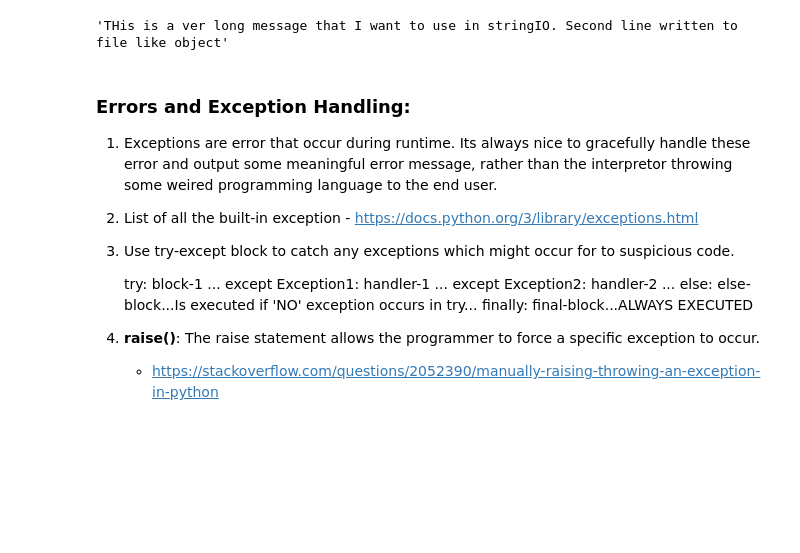
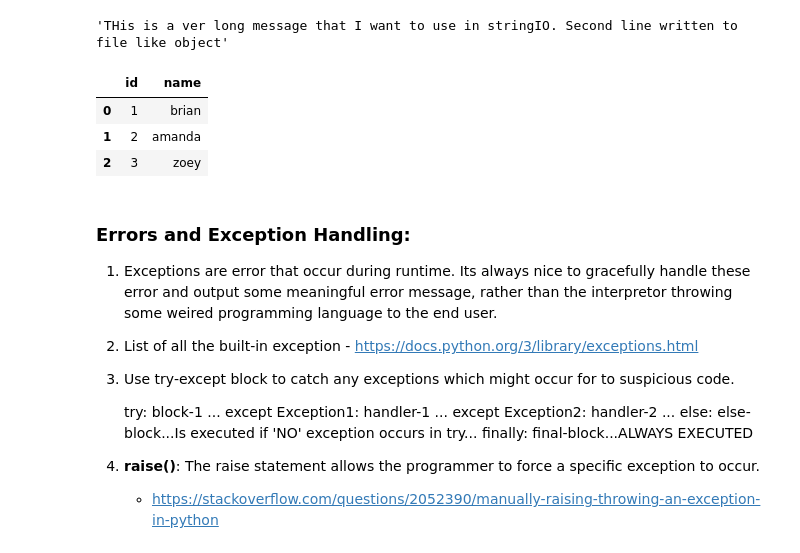
Before and after one commit to VeenaKGit/Knowledge, a Jupyter notebook: Python - OOP.ipynb, the cells around one changed output. Drawn from its saved outputs; the diff is of its cells as text; code cells hidden in the pictures; blank space fills up the shorter version.

```diff
--- a/Python - OOP.ipynb
+++ b/Python - OOP.ipynb
@@ -775,6 +1000,18 @@ f.seek(0)
 f.read()
 # %% [output]
 'THis is a ver long message that I want to use in stringIO. Second line written to file like object'
+# %%
+# Another use case:
+import pandas as pd
+import io
+f = io.StringIO("id,name\n1,brian\n2,amanda\n3,zoey\n")
+df = pd.read_csv(f) # pandas takes a file path or a file-like object
+df
+# %% [output]
+|  | id | name |
+| 0 | 1 | brian |
+| 1 | 2 | amanda |
+| 2 | 3 | zoey |
 # %% [markdown]
 ### Errors and Exception Handling:
 1. Exceptions are error that occur during runtime. Its always nice to gracefully handle these error and output some meaningful error message, rather than the interpretor throwing some weired programming language to the end user.
```
Also changed, not shown: parts of 93 cells of this notebook, 4 other files.
